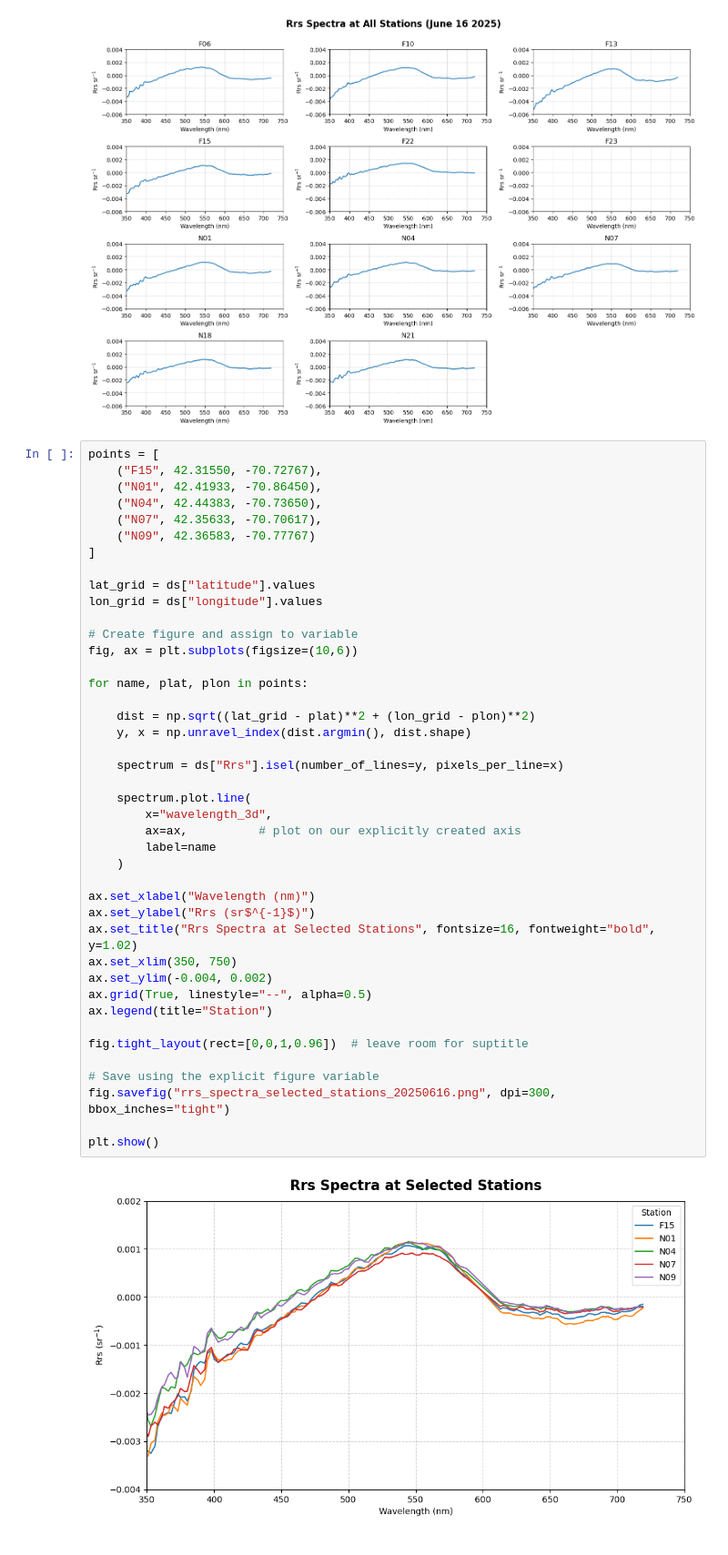
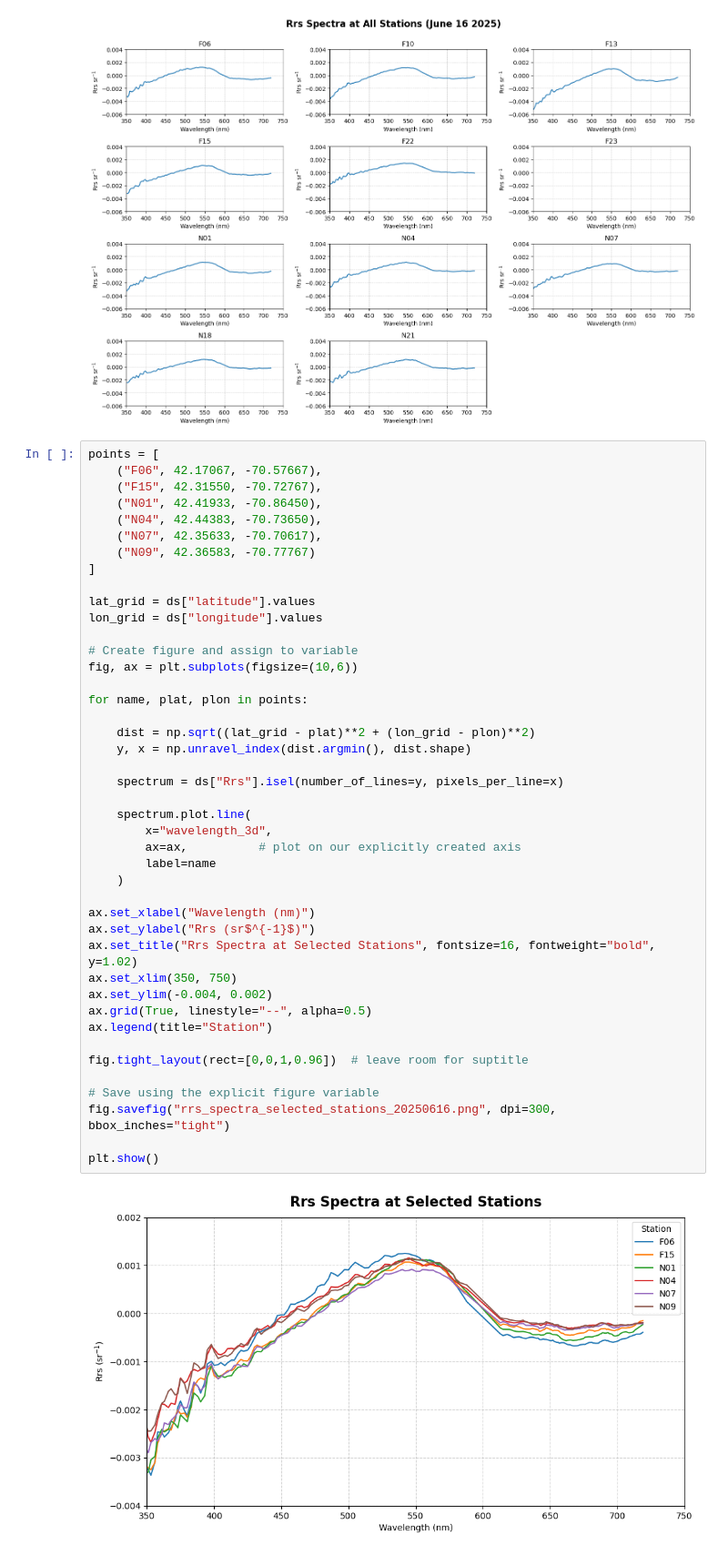
Before and after one commit to fish-pace/2026-proj-phyto-community-structure, a Jupyter notebook: contributor_folders/cassie/Rrs_Mass_Bay.ipynb, the cells around one changed output. Shown at 91% size. Drawn from its saved outputs; the diff is of its cells as text.

```diff
--- a/contributor_folders/cassie/Rrs_Mass_Bay.ipynb
+++ b/contributor_folders/cassie/Rrs_Mass_Bay.ipynb
@@ -221,6 +221,7 @@ plt.show()
 [figure]
 # %%
 points = [
+    ("F06", 42.17067, -70.57667),
     ("F15", 42.31550, -70.72767),
     ("N01", 42.41933, -70.86450),
     ("N04", 42.44383, -70.73650),
@@ -235,31 +236,31 @@ lon_grid = ds["longitude"].values
 fig, ax = plt.subplots(figsize=(10,6))
 
 for name, plat, plon in points:
 
     dist = np.sqrt((lat_grid - plat)**2 + (lon_grid - plon)**2)
     y, x = np.unravel_index(dist.argmin(), dist.shape)
 
     spectrum = ds["Rrs"].isel(number_of_lines=y, pixels_per_line=x)
 
     spectrum.plot.line(
         x="wavelength_3d",
         ax=ax,          # plot on our explicitly created axis
         label=name
     )
 
 ax.set_xlabel("Wavelength (nm)")
 ax.set_ylabel("Rrs (sr$^{-1}$)")
 ax.set_title("Rrs Spectra at Selected Stations", fontsize=16, fontweight="bold", y=1.02)
 ax.set_xlim(350, 750)
 ax.set_ylim(-0.004, 0.002)
 ax.grid(True, linestyle="--", alpha=0.5)
 ax.legend(title="Station")
 
 fig.tight_layout(rect=[0,0,1,0.96])  # leave room for suptitle
 
 # Save using the explicit figure variable
 fig.savefig("rrs_spectra_selected_stations_20250616.png", dpi=300, bbox_inches="tight")
 
 plt.show()
 # %% [output]
-[figure, old version]
+[figure, new version]
```
